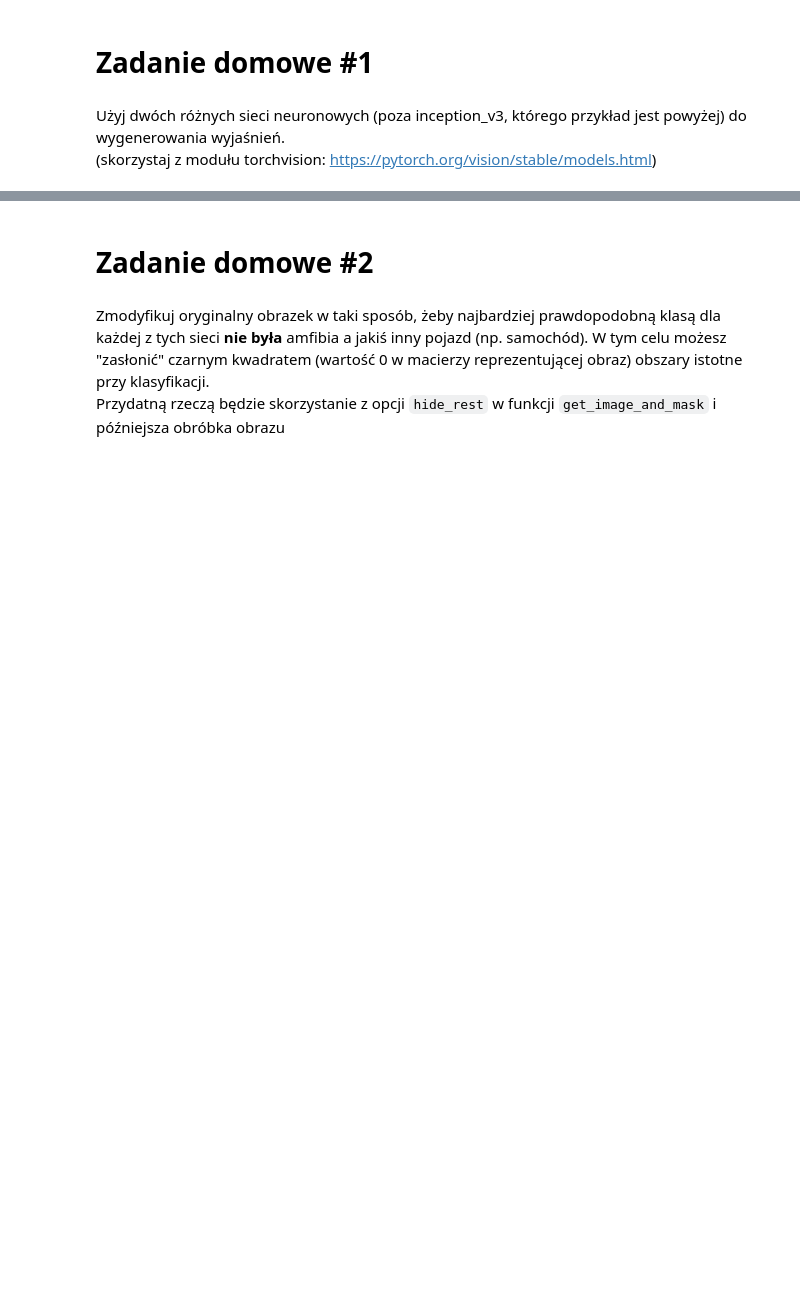
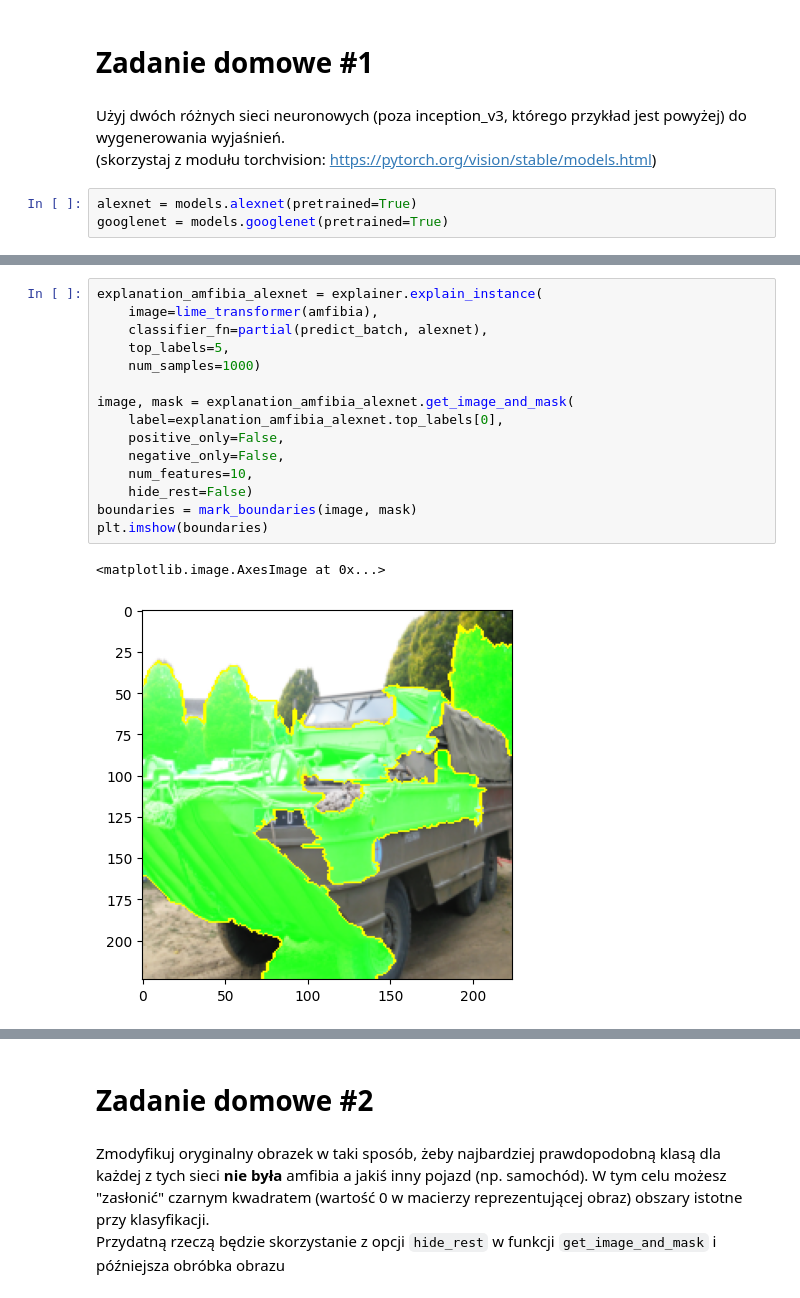
Before and after one commit to FilipKatulski/machine-learning, a Jupyter notebook: LAB4/LIME_image.ipynb, the cells around one changed output, grey strips where cells are left out. Cells and saved outputs as stored; diff of their text form; blank space fills up the shorter version.

```diff
--- a/LAB4/LIME_image.ipynb
+++ b/LAB4/LIME_image.ipynb
@@ -406,3 +412,6 @@ golfcart
 # %% [markdown]
 Użyj dwóch różnych sieci neuronowych (poza inception_v3, którego przykład jest powyżej) do wygenerowania wyjaśnień.<br>
 (skorzystaj z modułu torchvision: https://pytorch.org/vision/stable/models.html)
+# %%
+alexnet = models.alexnet(pretrained=True)
+googlenet = models.googlenet(pretrained=True)
@@ -408,0 +427,18 @@ Użyj dwóch różnych sieci neuronowych (poza inception_v3, którego przykład
+# %%
+explanation_amfibia_alexnet = explainer.explain_instance(
+    image=lime_transformer(amfibia),
+    classifier_fn=partial(predict_batch, alexnet),
+    top_labels=5,
+    num_samples=1000)
+
+image, mask = explanation_amfibia_alexnet.get_image_and_mask(
+    label=explanation_amfibia_alexnet.top_labels[0],
+    positive_only=False,
+    negative_only=False,
+    num_features=10,
+    hide_rest=False)
+boundaries = mark_boundaries(image, mask)
+plt.imshow(boundaries)
+# %% [output]
+<matplotlib.image.AxesImage at 0x...>
+[figure, added]
```
Also changed, not shown: parts of 17 cells of this notebook, 7 other files.
